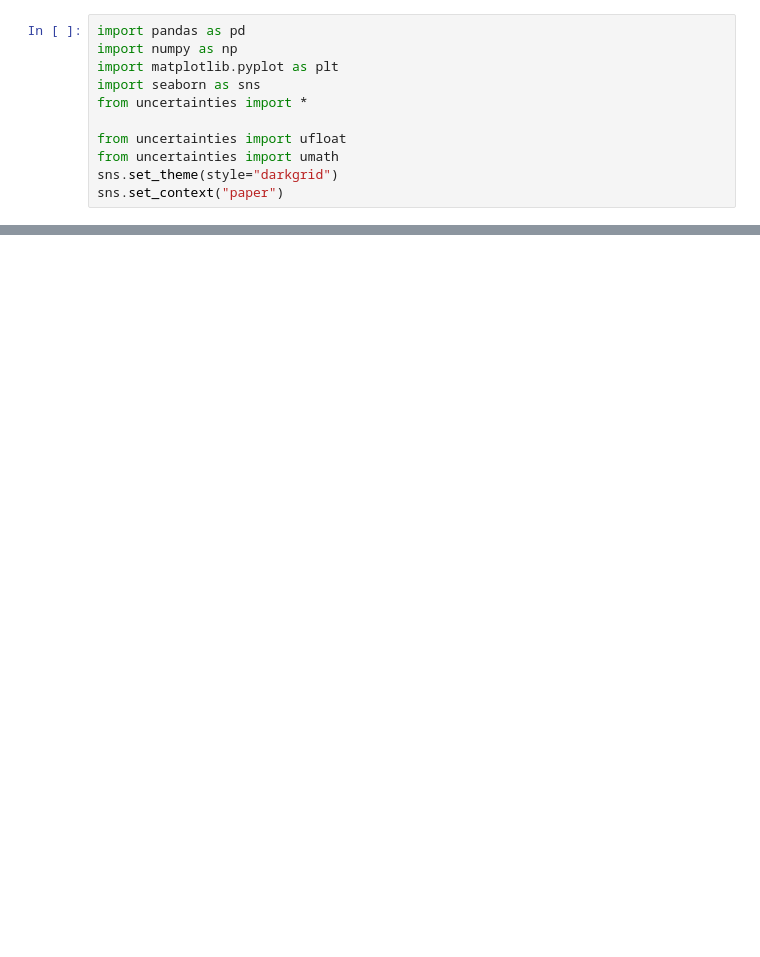
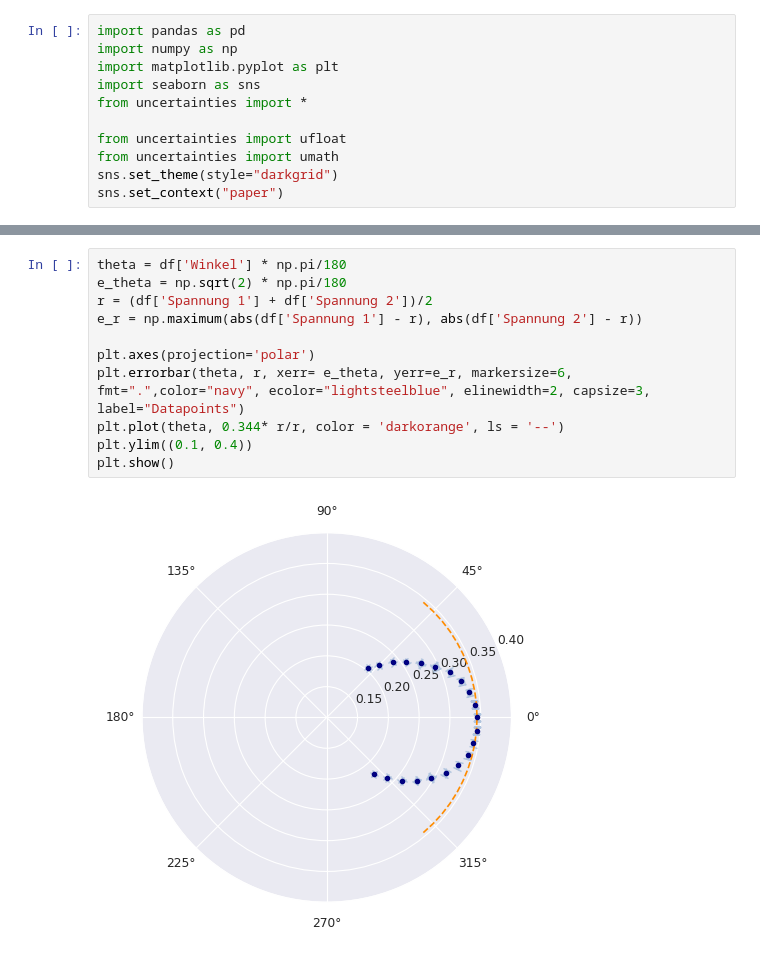
Before and after one commit to KemalOenen/Grundpraktikum2_Gruppe1_SS23, a Jupyter notebook: Versuch10/SchwarzerStrahler.ipynb, the cells around one changed output, grey strips where cells are left out. Cells and saved outputs as stored; diff of their text form; blank space fills up the shorter version.

Commit message:
different approach polar plot and csv correction

```diff
--- a/Versuch10/SchwarzerStrahler.ipynb
+++ b/Versuch10/SchwarzerStrahler.ipynb
@@ -26,0 +27,13 @@ plt.show()
+# %%
+theta = df['Winkel'] * np.pi/180
+e_theta = np.sqrt(2) * np.pi/180
+r = (df['Spannung 1'] + df['Spannung 2'])/2
+e_r = np.maximum(abs(df['Spannung 1'] - r), abs(df['Spannung 2'] - r))
+
+plt.axes(projection='polar')
+plt.errorbar(theta, r, xerr= e_theta, yerr=e_r, markersize=6, fmt=".",color="navy", ecolor="lightsteelblue", elinewidth=2, capsize=3, label="Datapoints")
+plt.plot(theta, 0.344* r/r, color = 'darkorange', ls = '--')
+plt.ylim((0.1, 0.4))
+plt.show()
+# %% [output]
+[figure, added]
```
Also changed, not shown: parts of 1 cell of this notebook, 1 other file.
